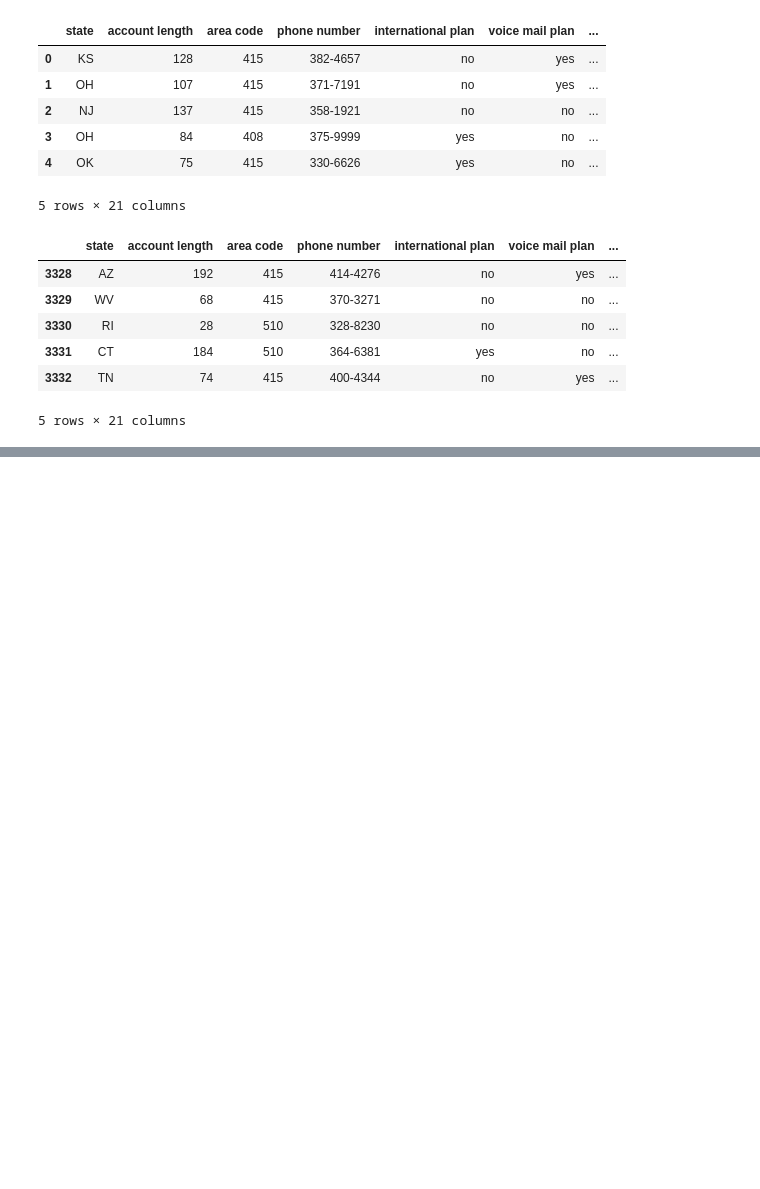
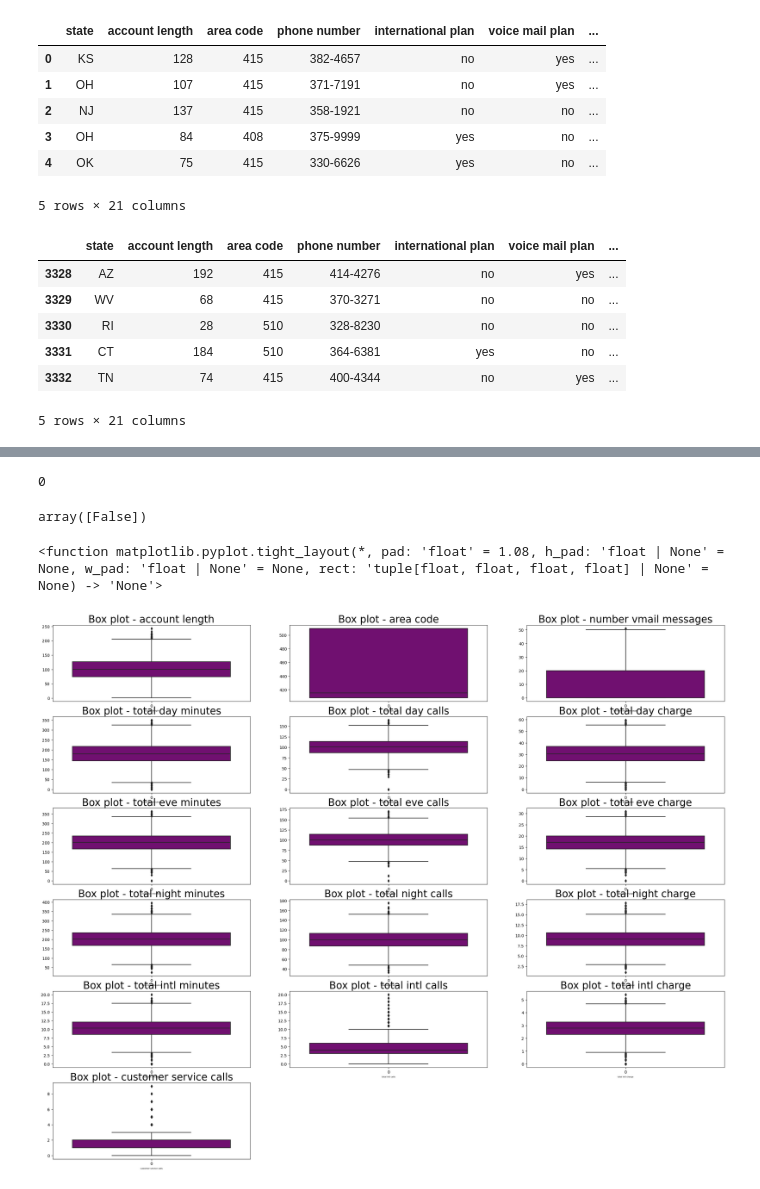
Before and after one commit to KMalinga/churn, a Jupyter notebook: student.ipynb, the cells around one changed output, grey strips where cells are left out. Cells and saved outputs as stored; diff of their text form; code cells hidden in the pictures; blank space fills up the shorter version.

```diff
--- a/student.ipynb
+++ b/student.ipynb
@@ -147,0 +181,39 @@ data.tail()
+# %%
+# Checking duplicated rows
+data.duplicated().sum()
+# %% [output]
+0
+# %%
+# Checking for duplicate in phone number
+duplicates_numbers = data.duplicated(subset ='phone number')
+duplicates_numbers.unique()
+# %% [output]
+array([False])
+# %%
+# Creating a list of columns with numeric values
+numeric_cols = data.select_dtypes('number').columns
+
+# Calculate the number of rows and columns for subplots
+num_rows = (len(numeric_cols) - 1) // 3 + 1
+num_cols = min(len(numeric_cols), 3)
+
+# Create the subplots
+fig, axes = plt.subplots(num_rows, num_cols, figsize=(10*num_cols, 4*num_rows))
+
+# Generate box plots for each numeric column
+for i, column in enumerate(numeric_cols):
+    row = i // num_cols
+    col = i % num_cols
+    sns.boxplot(data=data[column], ax=axes[row, col], color='purple')
+    axes[row, col].set_title(f'Box plot - {column}', fontsize=25)
+    axes[row, col].set_xlabel(column, fontsize=5)
+
+# Remove any empty subplots
+if i < (num_rows * num_cols) - 1:
+    for j in range(i + 1, num_rows * num_cols):
+        fig.delaxes(axes.flatten()[j])
+
+plt.tight_layout
+# %% [output]
+<function matplotlib.pyplot.tight_layout(*, pad: 'float' = 1.08, h_pad: 'float | None' = None, w_pad: 'float | None' = None, rect: 'tuple[float, float, float, float] | None' = None) -> 'None'>
+[figure, added]
```
Also changed, not shown: parts of 3 cells of this notebook.
